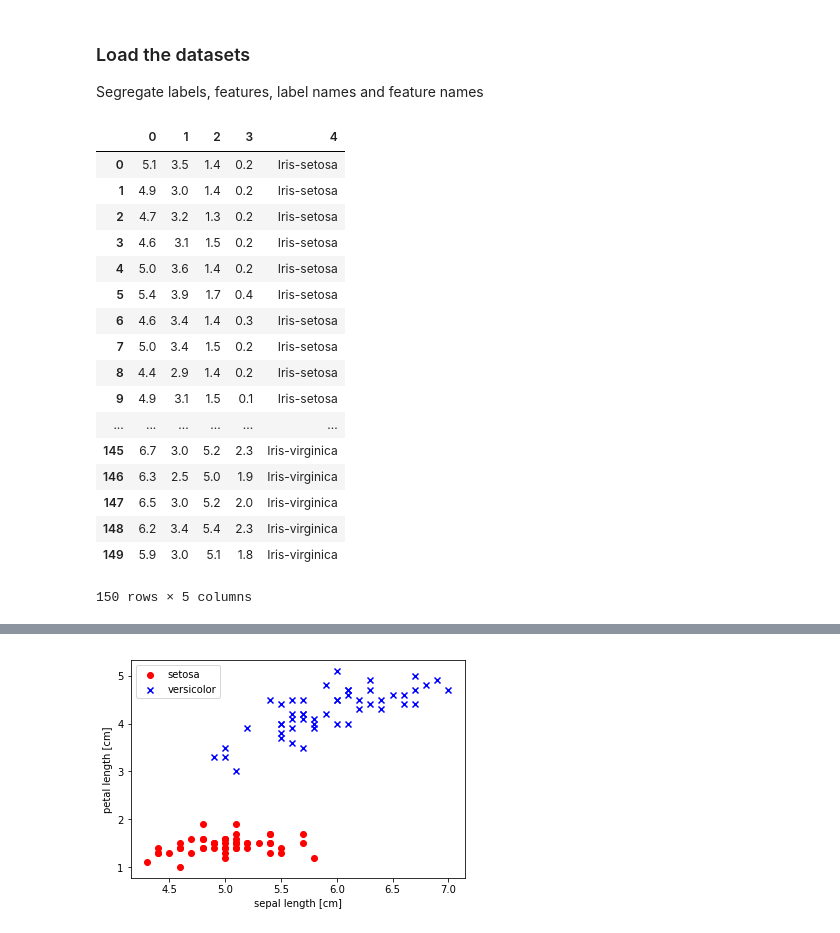
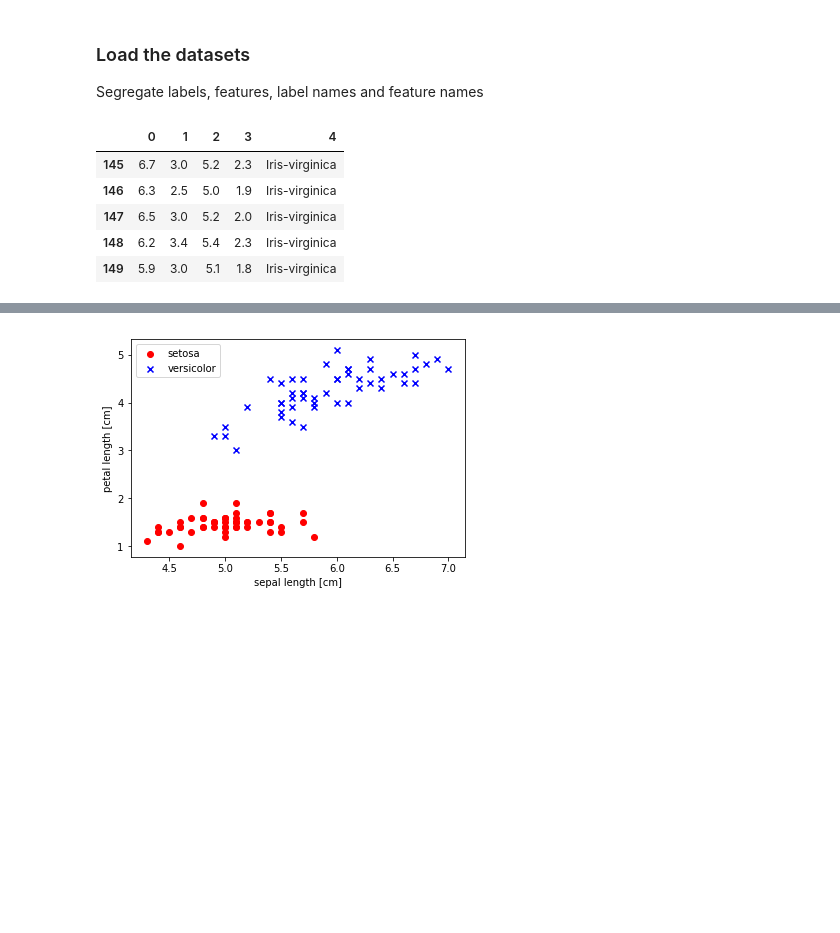
Before and after one commit to NeeleshRoy/perceptrons, a Jupyter notebook: Perceptrons/model.ipynb, the cells around one changed output, grey strips where cells are left out. Drawn from its saved outputs; the diff is of its cells as text; code cells hidden in the pictures; blank space fills up the shorter version.

```diff
--- a/Perceptrons/model.ipynb
+++ b/Perceptrons/model.ipynb
@@ -73,26 +73,14 @@ class Perceptron(object):
 <p>Segregate labels, features, label names and feature names</p>
 # %%
 dataset = pd.read_csv("https://archive.ics.uci.edu/ml/machine-learning-databases/iris/iris.data", header=None)
-dataset
+dataset.tail()
 # %% [output]
 |  | 0 | 1 | 2 | 3 | 4 |
-| 0 | 5.1 | 3.5 | 1.4 | 0.2 | Iris-setosa |
-| 1 | 4.9 | 3.0 | 1.4 | 0.2 | Iris-setosa |
-| 2 | 4.7 | 3.2 | 1.3 | 0.2 | Iris-setosa |
-| 3 | 4.6 | 3.1 | 1.5 | 0.2 | Iris-setosa |
-| 4 | 5.0 | 3.6 | 1.4 | 0.2 | Iris-setosa |
-| 5 | 5.4 | 3.9 | 1.7 | 0.4 | Iris-setosa |
-| 6 | 4.6 | 3.4 | 1.4 | 0.3 | Iris-setosa |
-| 7 | 5.0 | 3.4 | 1.5 | 0.2 | Iris-setosa |
-| 8 | 4.4 | 2.9 | 1.4 | 0.2 | Iris-setosa |
-| 9 | 4.9 | 3.1 | 1.5 | 0.1 | Iris-setosa |
-| ... | ... | ... | ... | ... | ... |
 | 145 | 6.7 | 3.0 | 5.2 | 2.3 | Iris-virginica |
 | 146 | 6.3 | 2.5 | 5.0 | 1.9 | Iris-virginica |
 | 147 | 6.5 | 3.0 | 5.2 | 2.0 | Iris-virginica |
 | 148 | 6.2 | 3.4 | 5.4 | 2.3 | Iris-virginica |
 | 149 | 5.9 | 3.0 | 5.1 | 1.8 | Iris-virginica |
-150 rows × 5 columns
 # %%
 X = dataset.iloc[0:100, [0, 2]].values
 y = dataset.iloc[0:100, 4].values
```
Also changed, not shown: parts of 1 cell of this notebook, 8 other files.
